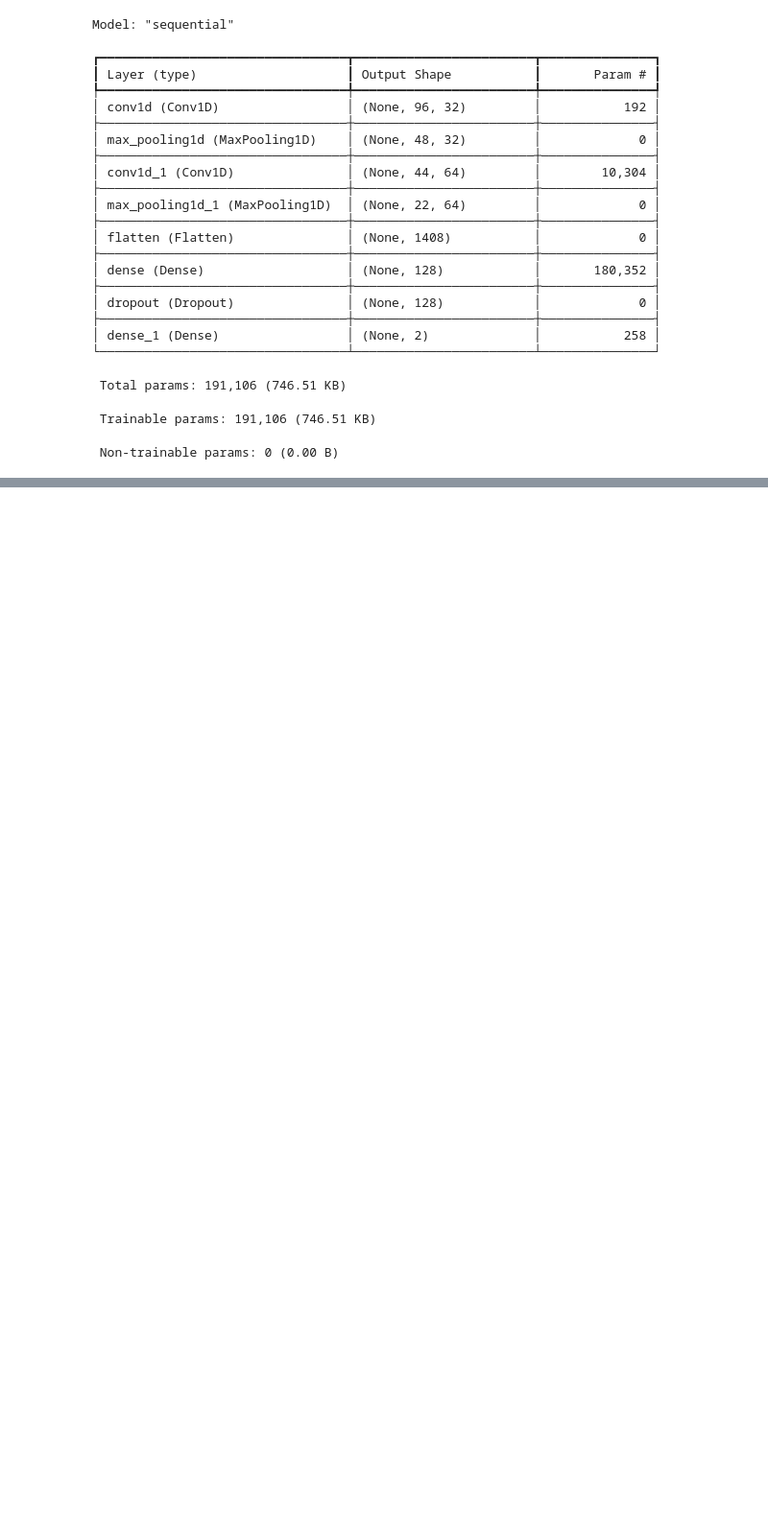
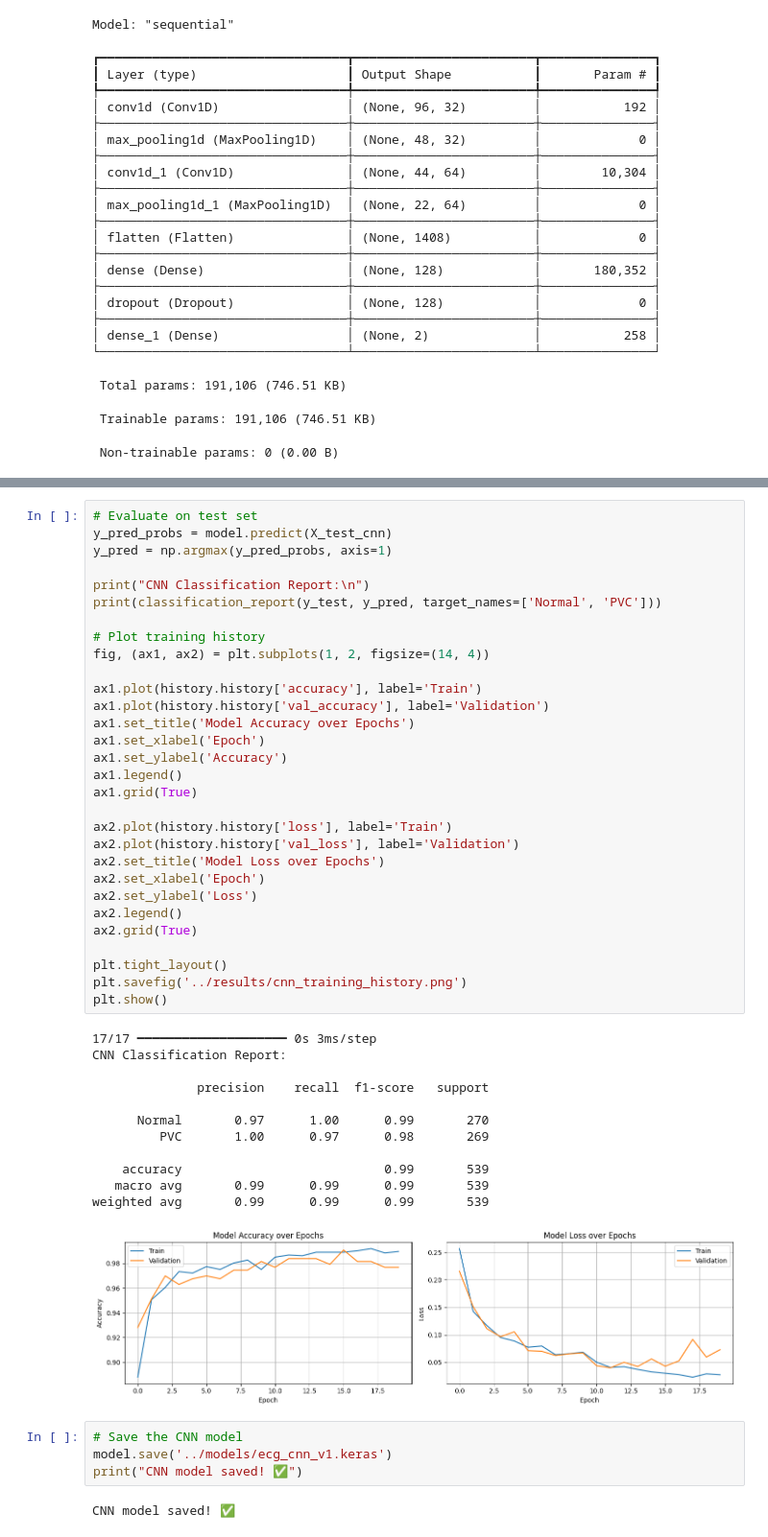
Before and after one commit to lakshyashiv16/ai-ecg, a Jupyter notebook: notebooks/02_neural_network.ipynb, the cells around one changed output, grey strips where cells are left out. Shown at 96% size. Drawn from its saved outputs; the diff is of its cells as text; blank space fills up the shorter version.

Commit message:
Initial ECG AI pipeline - logistic regression + CNN classifier (99% accuracy) pt 2

```diff
--- a/notebooks/02_neural_network.ipynb
+++ b/notebooks/02_neural_network.ipynb
@@ -123,3 +123,52 @@ Epoch 19/20
 54/54 ━━━━━━━━━━━━━━━━━━━━ 0s 3ms/step - accuracy: 0.9884 - loss: 0.0290 - val_accuracy: 0.9768 - val_loss: 0.0596
 Epoch 20/20
 54/54 ━━━━━━━━━━━━━━━━━━━━ 0s 3ms/step - accuracy: 0.9895 - loss: 0.0274 - val_accuracy: 0.9768 - val_loss: 0.0731
+# %%
+# Evaluate on test set
+y_pred_probs = model.predict(X_test_cnn)
+y_pred = np.argmax(y_pred_probs, axis=1)
+
+print("CNN Classification Report:\n")
+print(classification_report(y_test, y_pred, target_names=['Normal', 'PVC']))
+
+# Plot training history
+fig, (ax1, ax2) = plt.subplots(1, 2, figsize=(14, 4))
+
+ax1.plot(history.history['accuracy'], label='Train')
+ax1.plot(history.history['val_accuracy'], label='Validation')
+ax1.set_title('Model Accuracy over Epochs')
+ax1.set_xlabel('Epoch')
+ax1.set_ylabel('Accuracy')
+ax1.legend()
+ax1.grid(True)
+
+ax2.plot(history.history['loss'], label='Train')
+ax2.plot(history.history['val_loss'], label='Validation')
+ax2.set_title('Model Loss over Epochs')
+ax2.set_xlabel('Epoch')
+ax2.set_ylabel('Loss')
+ax2.legend()
+ax2.grid(True)
+
+plt.tight_layout()
+plt.savefig('../results/cnn_training_history.png')
+plt.show()
+# %% [output]
+17/17 ━━━━━━━━━━━━━━━━━━━━ 0s 3ms/step
+CNN Classification Report:
+
+              precision    recall  f1-score   support
+
+      Normal       0.97      1.00      0.99       270
+         PVC       1.00      0.97      0.98       269
+
+    accuracy                           0.99       539
+   macro avg       0.99      0.99      0.99       539
+weighted avg       0.99      0.99      0.99       539
+[figure, added]
+# %%
+# Save the CNN model
+model.save('../models/ecg_cnn_v1.keras')
+print("CNN model saved! ✅")
+# %% [output]
+CNN model saved! ✅
```
